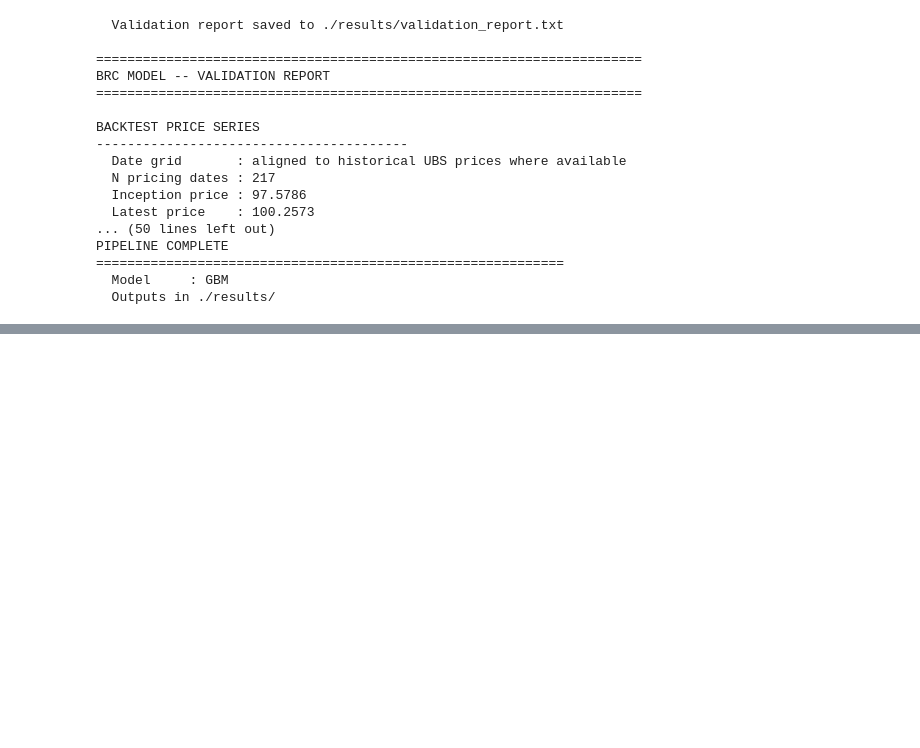
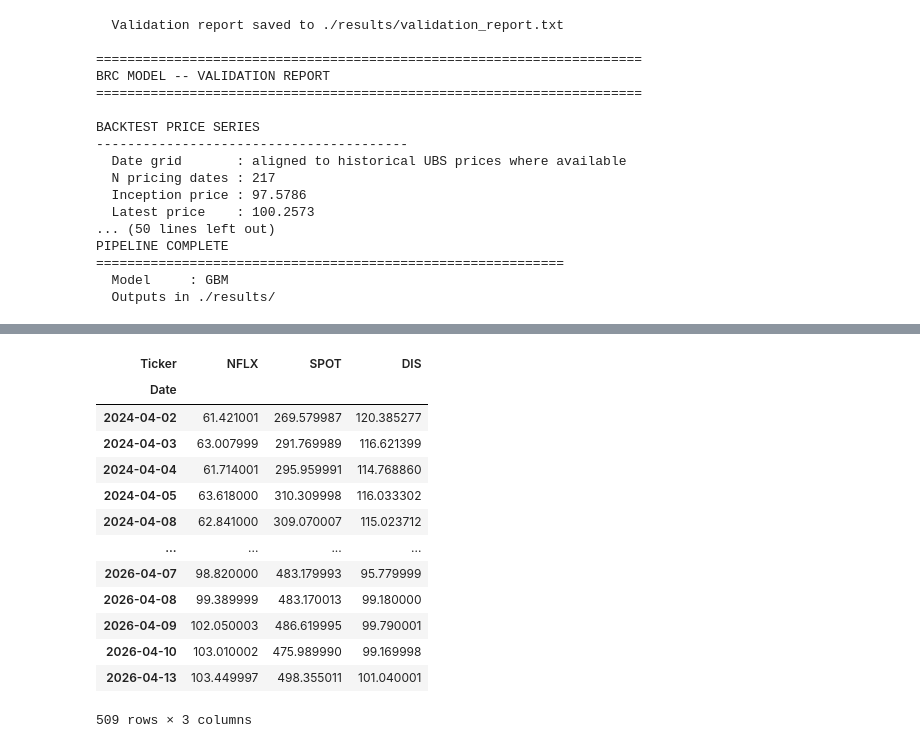
Before and after one commit to ngzxzxzx/MH4518_Group8, a Jupyter notebook: pipeline/any_model/gbm.ipynb, the cells around one changed output, grey strips where cells are left out. Drawn from its saved outputs; the diff is of its cells as text; code cells hidden in the pictures; blank space fills up the shorter version.

```diff
--- a/pipeline/any_model/gbm.ipynb
+++ b/pipeline/any_model/gbm.ipynb
@@ -2876,0 +2905,17 @@ PIPELINE COMPLETE
+# %%
+ds.realised_spots
+# %% [output]
+| Ticker | NFLX | SPOT | DIS |
+| Date |  |  |  |
+| 2024-04-02 | 61.421001 | 269.579987 | 120.385277 |
+| 2024-04-03 | 63.007999 | 291.769989 | 116.621399 |
+| 2024-04-04 | 61.714001 | 295.959991 | 114.768860 |
+| 2024-04-05 | 63.618000 | 310.309998 | 116.033302 |
+| 2024-04-08 | 62.841000 | 309.070007 | 115.023712 |
+| ... | ... | ... | ... |
+| 2026-04-07 | 98.820000 | 483.179993 | 95.779999 |
+| 2026-04-08 | 99.389999 | 483.170013 | 99.180000 |
+| 2026-04-09 | 102.050003 | 486.619995 | 99.790001 |
+| 2026-04-10 | 103.010002 | 475.989990 | 99.169998 |
+| 2026-04-13 | 103.449997 | 498.355011 | 101.040001 |
+509 rows × 3 columns
```
Also changed, not shown: parts of 5 cells of this notebook, 5 other files.
